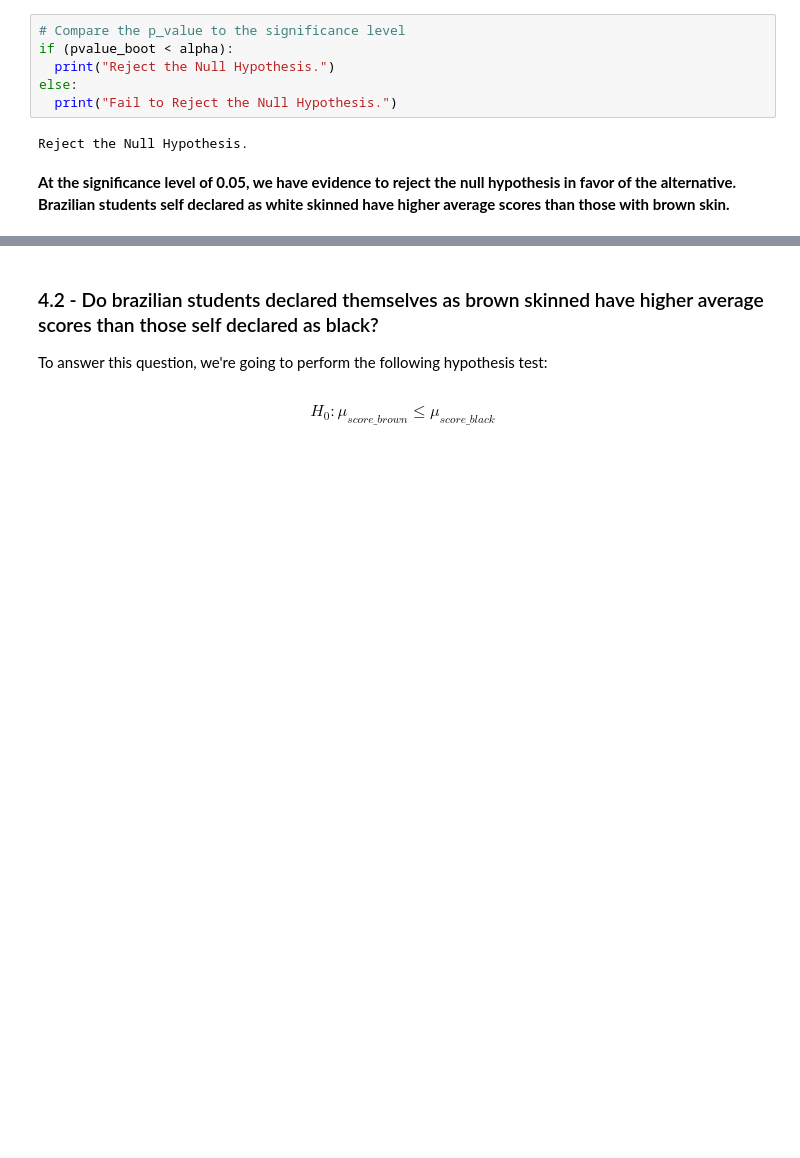
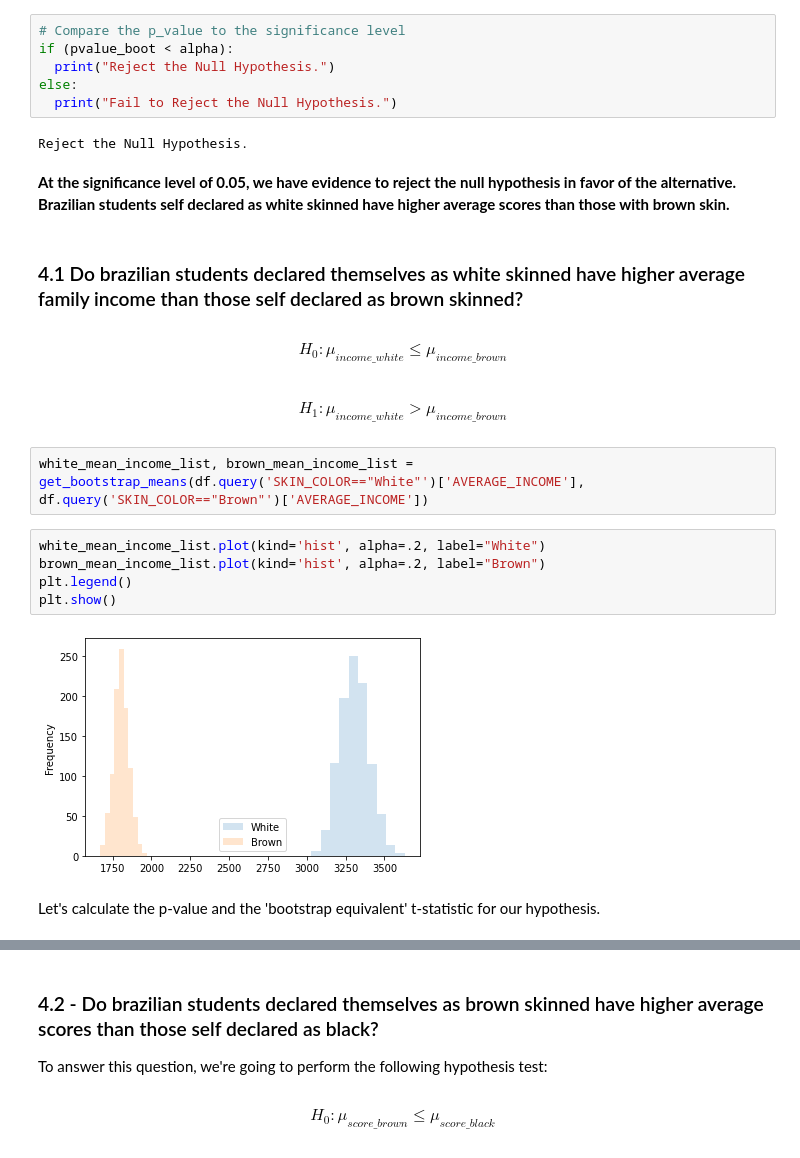
Before and after one commit to thiagofuruchima/enem_ds, a Jupyter notebook: enem_data_study.ipynb, the cells around one changed output, grey strips where cells are left out. Drawn from its saved outputs; the diff is of its cells as text; blank space fills up the shorter version.

Commit message:
New hypothesis added.

```diff
--- a/enem_data_study.ipynb
+++ b/enem_data_study.ipynb
@@ -299,3 +325,20 @@ else:
 Reject the Null Hypothesis.
 # %% [markdown]
 **At the significance level of 0.05, we have evidence to reject the null hypothesis in favor of the alternative. Brazilian students self declared as white skinned have higher average scores than those with brown skin.**
+# %% [markdown]
+### 4.1 Do brazilian students declared themselves as white skinned have higher average family income than those self declared as brown skinned?
+# %% [markdown]
+$$ H_0 : \mu_{income\_white} \le \mu_{income\_brown} $$
+# %% [markdown]
+$$ H_1 : \mu_{income\_white} \gt \mu_{income\_brown} $$
+# %%
+white_mean_income_list, brown_mean_income_list = get_bootstrap_means(df.query('SKIN_COLOR=="White"')['AVERAGE_INCOME'], df.query('SKIN_COLOR=="Brown"')['AVERAGE_INCOME'])
+# %%
+white_mean_income_list.plot(kind='hist', alpha=.2, label="White")
+brown_mean_income_list.plot(kind='hist', alpha=.2, label="Brown")
+plt.legend()
+plt.show()
+# %% [output]
+[figure, added]
+# %% [markdown]
+Let's calculate the p-value and the 'bootstrap equivalent' t-statistic for our hypothesis.
```
Also changed, not shown: parts of 26 cells of this notebook.
